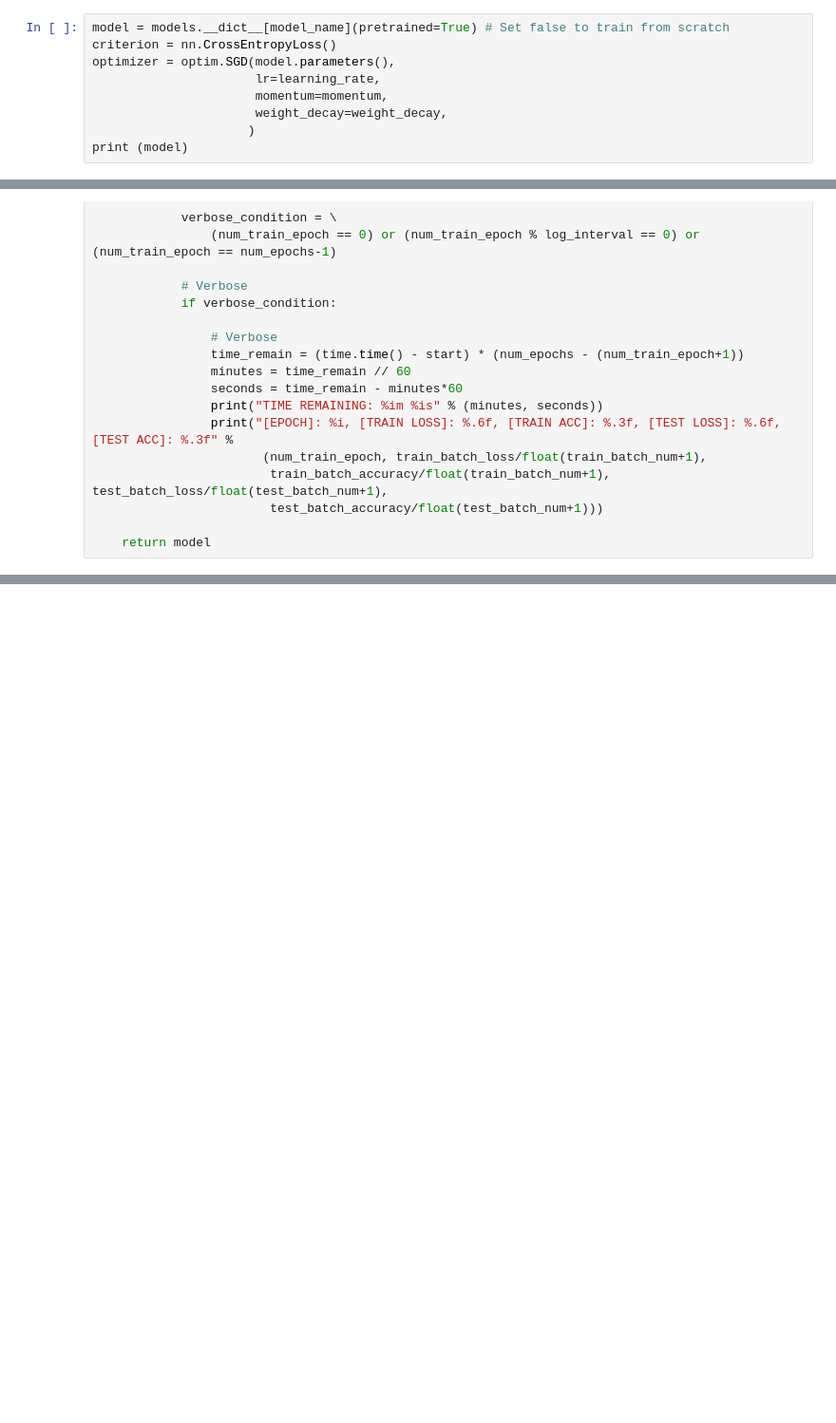
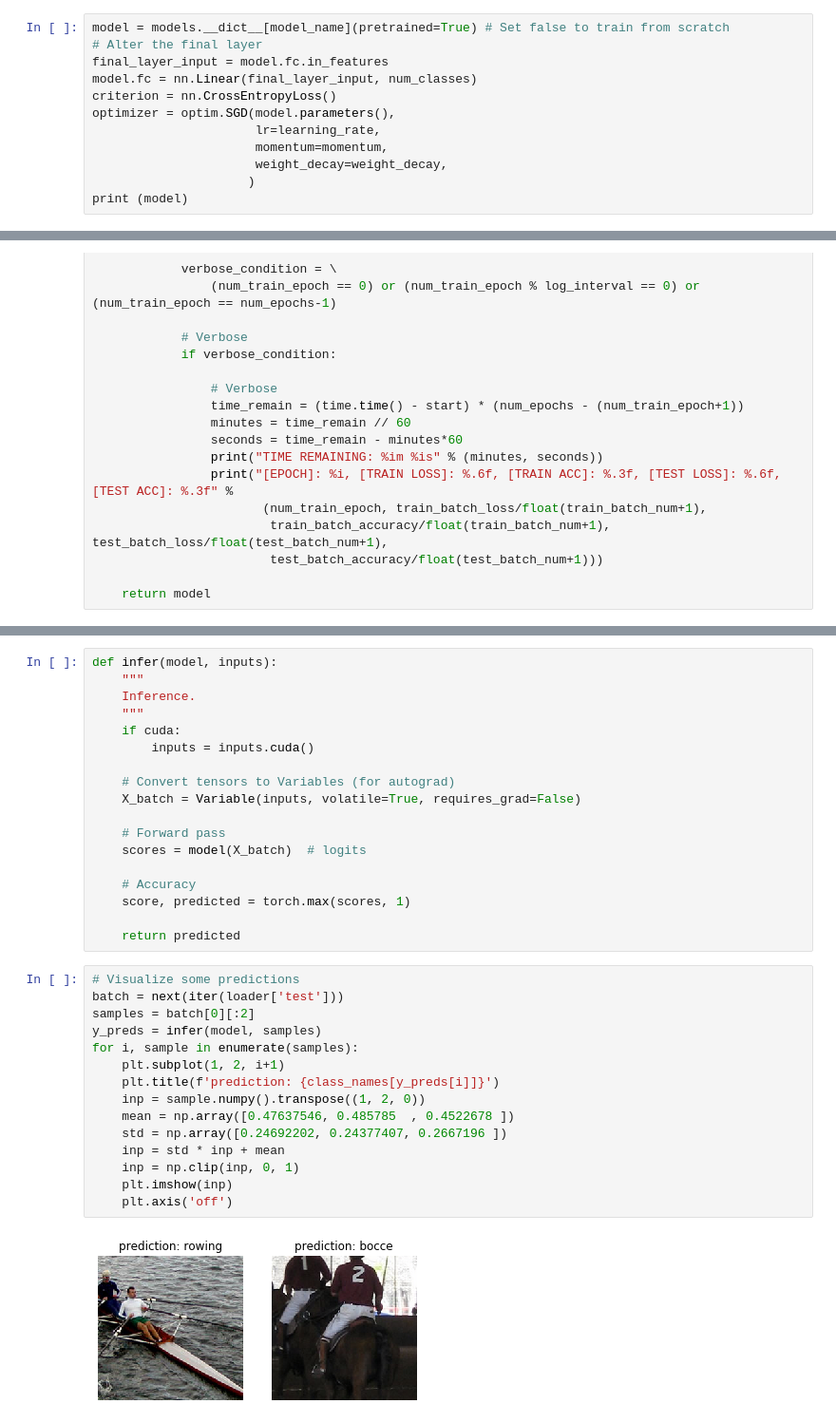
Before and after one commit to prabhat00155/onnx-odsc-tutorial, a Jupyter notebook: pre-trained models.ipynb, the cells around one changed output, grey strips where cells are left out. Shown at 95% size. Drawn from its saved outputs; the diff is of its cells as text; blank space fills up the shorter version.

Commit message:
Improved model

```diff
--- a/pre-trained models.ipynb
+++ b/pre-trained models.ipynb
@@ -69,6 +90,9 @@ print (model_names)
 ['alexnet', 'densenet121', 'densenet161', 'densenet169', 'densenet201', 'inception_v3', 'resnet101', 'resnet152', 'resnet18', 'resnet34', 'resnet50', 'squeezenet1_0', 'squeezenet1_1', 'vgg11', 'vgg11_ ...
 # %%
 model = models.__dict__[model_name](pretrained=True) # Set false to train from scratch
+# Alter the final layer
+final_layer_input = model.fc.in_features
+model.fc = nn.Linear(final_layer_input, num_classes)
 criterion = nn.CrossEntropyLoss()
 optimizer = optim.SGD(model.parameters(),
                       lr=learning_rate,
@@ -241,0 +269,35 @@ TIME REMAINING: 5m 57s
+# %%
+def infer(model, inputs):
+    """
+    Inference.
+    """
+    if cuda:
+        inputs = inputs.cuda()
+
+    # Convert tensors to Variables (for autograd)
+    X_batch = Variable(inputs, volatile=True, requires_grad=False)
+
+    # Forward pass
+    scores = model(X_batch)  # logits
+
+    # Accuracy
+    score, predicted = torch.max(scores, 1)
+
+    return predicted
+# %%
+# Visualize some predictions
+batch = next(iter(loader['test']))
+samples = batch[0][:2]
+y_preds = infer(model, samples)
+for i, sample in enumerate(samples):
+    plt.subplot(1, 2, i+1)
+    plt.title(f'prediction: {class_names[y_preds[i]]}')
+    inp = sample.numpy().transpose((1, 2, 0))
+    mean = np.array([0.47637546, 0.485785  , 0.4522678 ])
+    std = np.array([0.24692202, 0.24377407, 0.2667196 ])
+    inp = std * inp + mean
+    inp = np.clip(inp, 0, 1)
+    plt.imshow(inp)
+    plt.axis('off')
+# %% [output]
+[figure, added]
```
Also changed, not shown: parts of 5 cells of this notebook.
